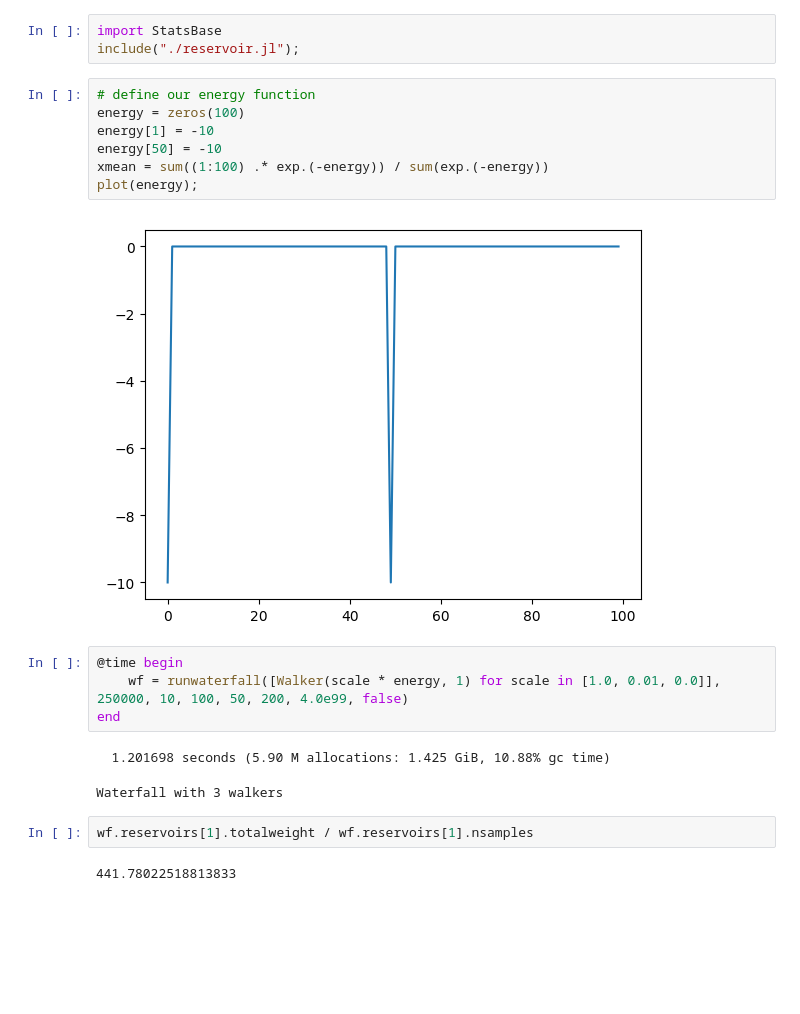
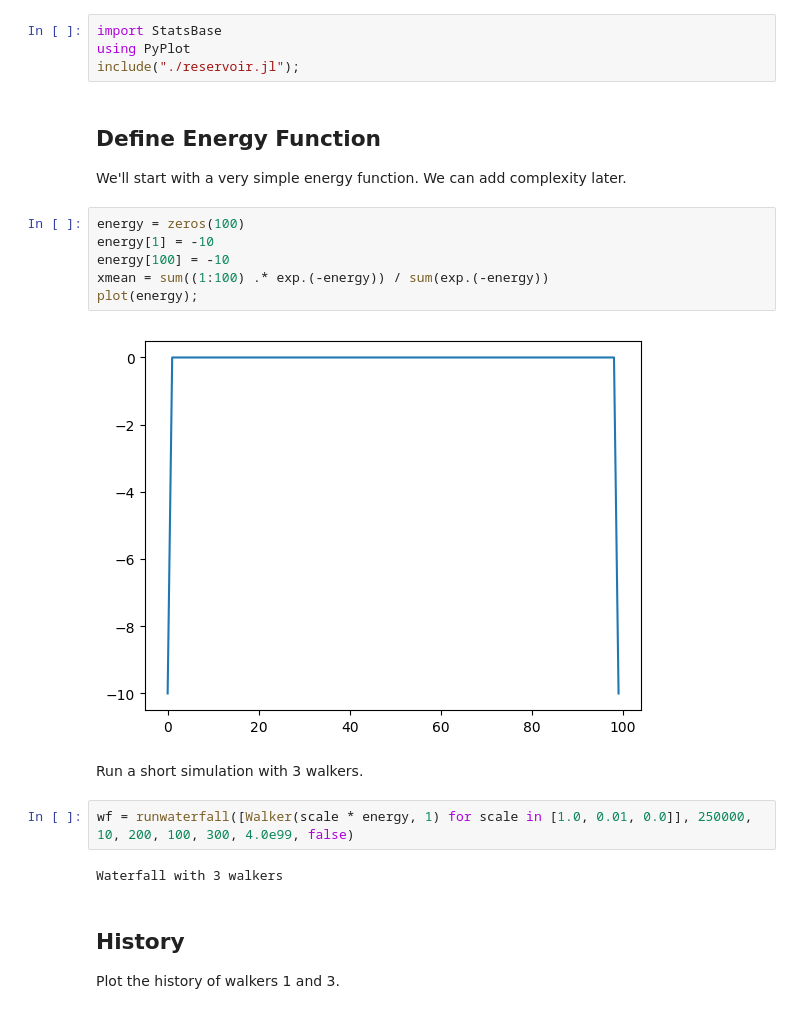
Before and after one commit to maccallumlab/reservoir, a Jupyter notebook: testing.ipynb, the cells around one changed output. Cells and saved outputs as stored; diff of their text form; blank space fills up the shorter version.

```diff
--- a/testing.ipynb
+++ b/testing.ipynb
@@ -1,24 +1,27 @@
 # %%
 import StatsBase
+using PyPlot
 include("./reservoir.jl");
+# %% [markdown]
+## Define Energy  Function
+
+We'll start with a very simple energy function. We can add complexity later.
 # %%
-# define our energy function
 energy = zeros(100)
 energy[1] = -10
-energy[50] = -10
+energy[100] = -10
 xmean = sum((1:100) .* exp.(-energy)) / sum(exp.(-energy))
 plot(energy);
 # %% [output]
-[figure, old version]
+[figure, new version]
+# %% [markdown]
+Run a short simulation with 3 walkers.
 # %%
-@time begin
-    wf = runwaterfall([Walker(scale * energy, 1) for scale in [1.0, 0.01, 0.0]], 250000, 10, 100, 50, 200, 4.0e99, false)
-end
+wf = runwaterfall([Walker(scale * energy, 1) for scale in [1.0, 0.01, 0.0]], 250000, 10, 200, 100, 300, 4.0e99, false)
 # %% [output]
-  1.201698 seconds (5.90 M allocations: 1.425 GiB, 10.88% gc time)
+Waterfall with 3 walkers
-Waterfall with 3 walkers
-# %%
-wf.reservoirs[1].totalweight / wf.reservoirs[1].nsamples
-# %% [output]
-441.78022518813833
+# %% [markdown]
+## History
+
+Plot the history of walkers 1 and 3.
 # %%
```
Also changed, not shown: parts of 17 cells of this notebook.
